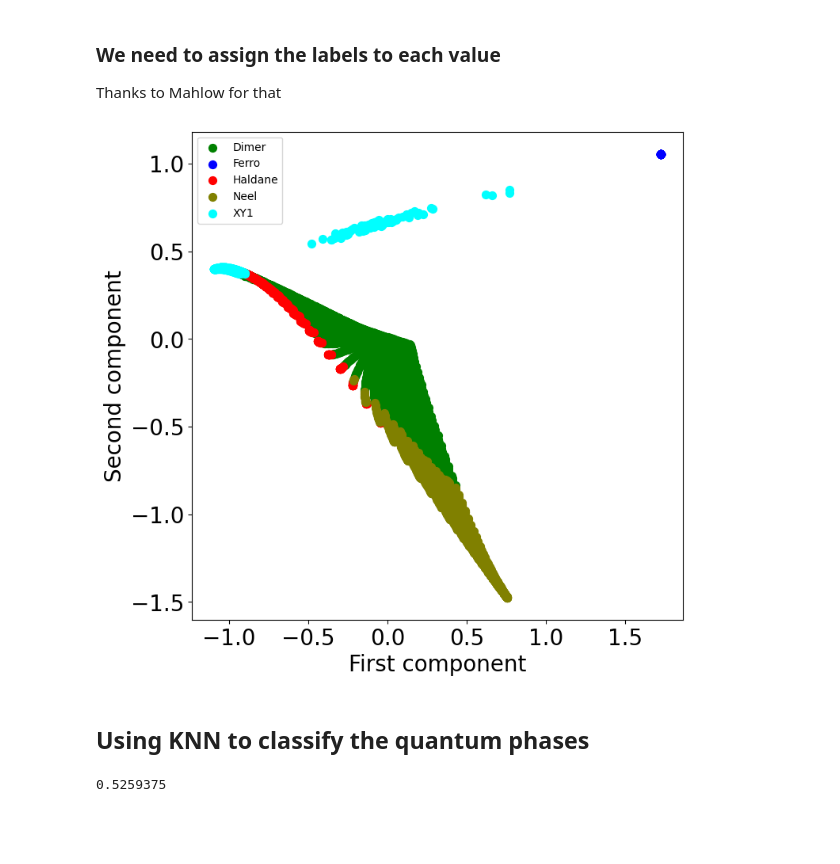
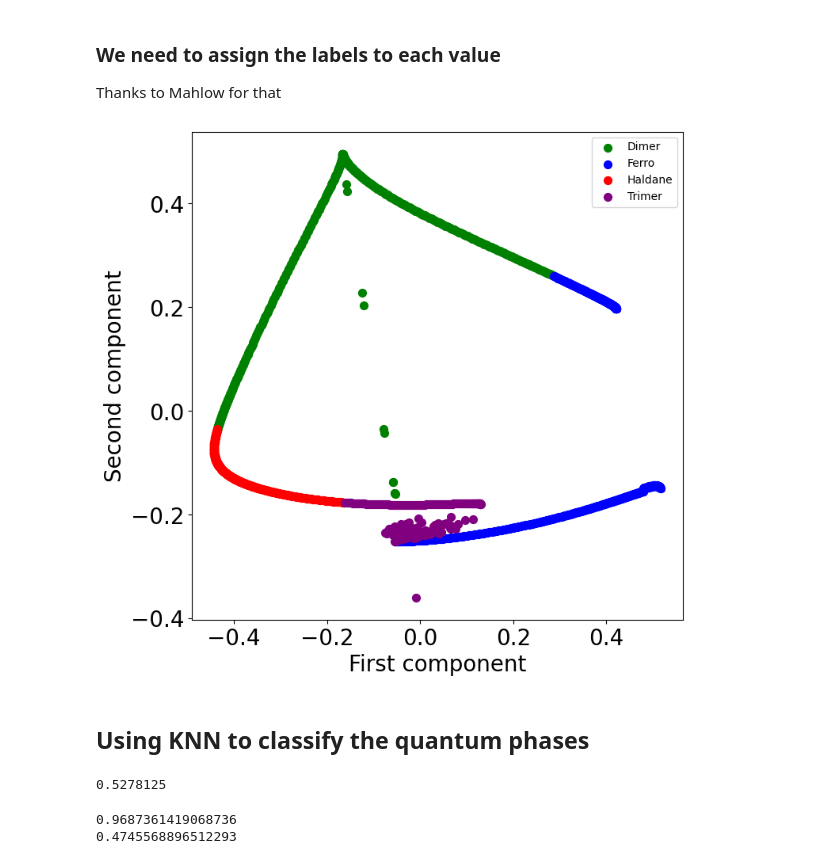
Before and after one commit to eru-iluv/Phase-Classifier, a Jupyter notebook: main.ipynb, the cells around one changed output. Cells and saved outputs as stored; diff of their text form; code cells hidden in the pictures; blank space fills up the shorter version.

```diff
--- a/main.ipynb
+++ b/main.ipynb
@@ -202,32 +200,32 @@ def read_correlations(N: int) -> dict[str, pd.DataFrame]:
 
     return dfs_corr
 
-dfs_corr = read_correlations(4)
+dfs_corr = read_correlations(8)
 # %%
 def PCA_transform(df):
     pca = PCA(2)
 
-    X_train = df.values[:,2:-1]
-    # X_train = Normalizer().fit_transform(X_train)
+    X_train = df.values[:,2:-2]
+    X_train = Normalizer().fit_transform(X_train)
     y_train = df.values[:,-1]
 
 
     pca_result = pca.fit_transform(X_train)
     classes = np.unique(y_train)
     plt.figure(figsize=(8,8))
     for c in classes:
         nodes = np.where(y_train == c)
         plt.scatter(pca_result[nodes,0], pca_result[nodes,1], s=50, color = phase_color[c],
                     label = c)
     plt.legend()
     plt.xlabel("First component", fontsize=20)
     plt.ylabel("Second component", fontsize=20)
     plt.xticks(color='k', size=20)
     plt.yticks(color='k', size=20)
     plt.show()
-PCA_transform(dfs_corr['H2'])
+PCA_transform(dfs_corr['H3'])
 # %% [output]
-[figure, old version]
+[figure, new version]
 # %% [markdown]
 ## Using KNN to classify the quantum phases
 # %%
@@ -269,4 +267,10 @@ def classify(dfs_corr: dict[str, pd.DataFrame], test_key: str, ignored_phases: l
 # %%
-classify(dfs_corr,'H2', ['Trimer'])
+H2_pred = classify(dfs_corr, 'H2')
 # %% [output]
-0.5259375
+0.5278125
+# %%
+H1_pred = classify(dfs_corr, 'H1', ['LD', 'XY1'])
+H3_pred = classify(dfs_corr, 'H3', ['Trimer'])
+# %% [output]
+0.9687361419068736
+0.4745568896512293
```
Also changed, not shown: parts of 6 cells of this notebook, 1 other file.
